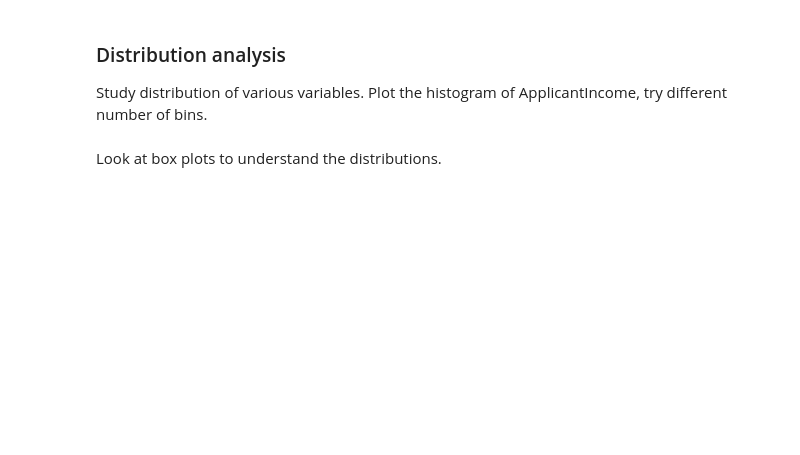
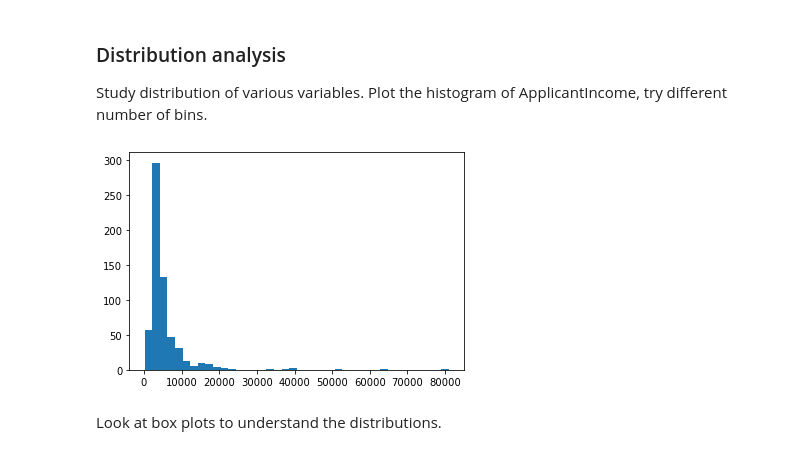
Before and after one commit to elslb/lhl_mini_4, a Jupyter notebook: task_notebook.ipynb, the cells around one changed output. Drawn from its saved outputs; the diff is of its cells as text; code cells hidden in the pictures; blank space fills up the shorter version.

Commit message:
data visualization and exploration

```diff
--- a/task_notebook.ipynb
+++ b/task_notebook.ipynb
@@ -167,0 +176,2 @@ df_cats[]
+# %%
+df['Loan_Status_map'] = df['Loan_Status'].map({'Y': 1, 'N': 0})
@@ -169,6 +227,13 @@ df_cats[]
 ### Distribution analysis
 
 Study distribution of various variables. Plot the histogram of ApplicantIncome, try different number of bins.
+# %%
+plt.hist(df['ApplicantIncome'], bins = 40)
+plt.show()
+
+# This clearly shows some outliers
+# %% [output]
+[figure, added]
 # %% [markdown]
 
 Look at box plots to understand the distributions.
```
Also changed, not shown: parts of 21 cells of this notebook.
